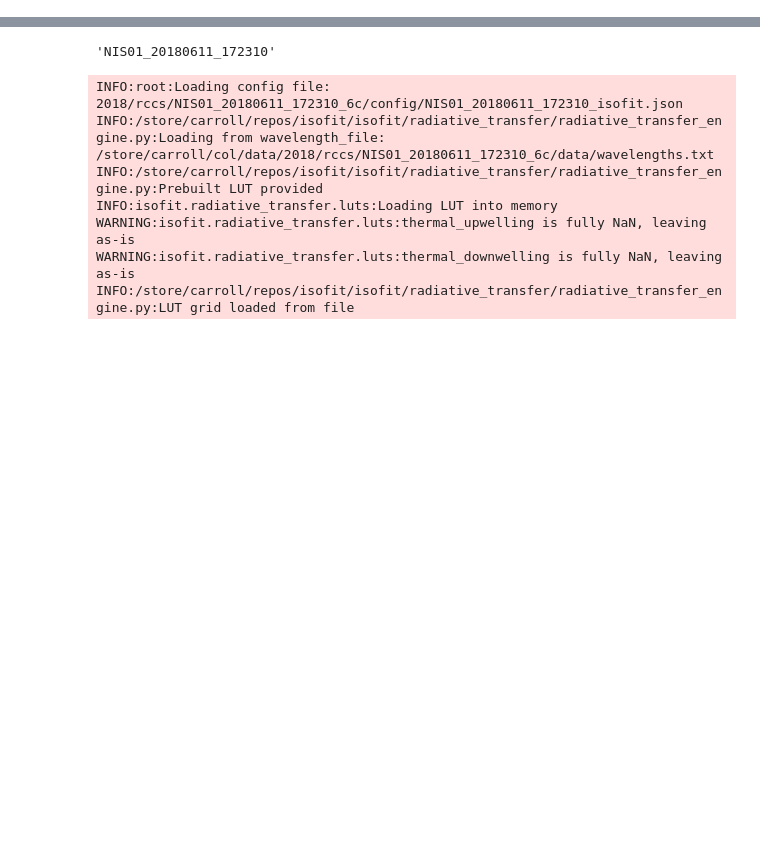
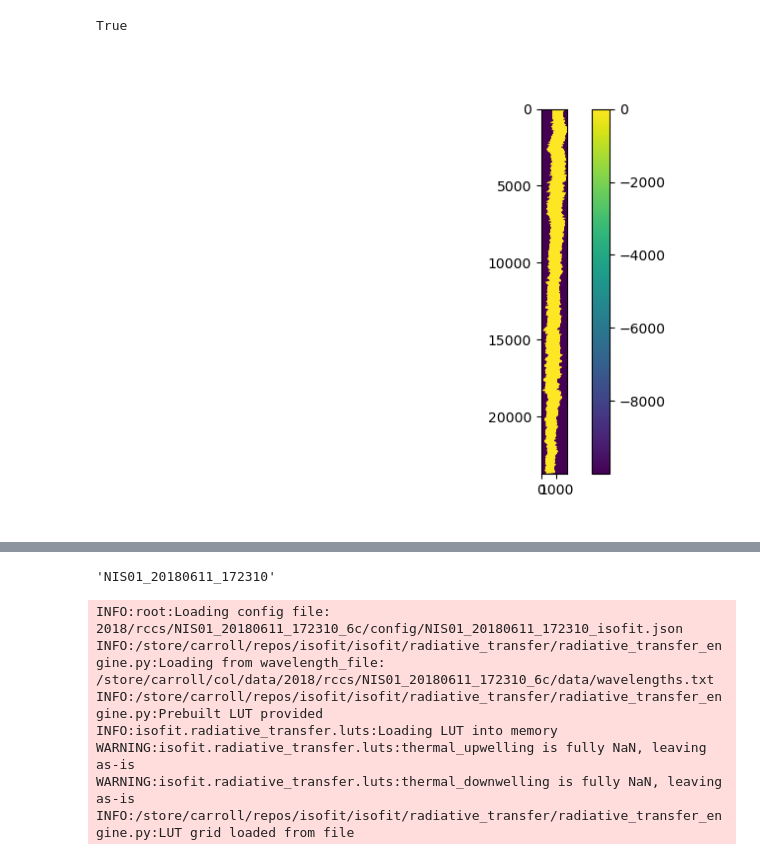
Before and after one commit to erin-carroll/chess-isofit, a Jupyter notebook: geometry_test_tmp.ipynb, the cells around one changed output, grey strips where cells are left out. Cells and saved outputs as stored; diff of their text form; code cells hidden in the pictures; blank space fills up the shorter version.

Commit message:
debug obs, loc smoothing

```diff
--- a/geometry_test_tmp.ipynb
+++ b/geometry_test_tmp.ipynb
@@ -29,3 +29,31 @@ logging.getLogger().setLevel(logging.INFO)
 %matplotlib widget
 
 os.chdir('/store/carroll/col/data/')
+# %%
+nodata_value = -9999
+
+obs_file = '/store/carroll/col/data/2018/raw/L1/2018061914/NIS01_20180619_162542_obs_smooth.hdr'
+obs_dataset = envi.open(obs_file)
+obs = obs_dataset.open_memmap(interleave="bip", writable=False)
+valid_obs = np.logical_not(np.any(obs==nodata_value, axis=2))
+
+loc_file = '/store/carroll/col/data/2018/raw/L1/2018061914/NIS01_20180619_162542_loc_smooth.hdr'
+loc_dataset = envi.open(loc_file)
+loc = loc_dataset.open_memmap(interleave="bip", writable=False)
+valid_loc = np.logical_not(np.any(loc==nodata_value, axis=2))
+
+rdn_file = '/store/carroll/col/data/2018/raw/L1/2018061914/NIS01_20180619_162542_rdn_ort.hdr'
+rdn_dataset = envi.open(rdn_file)
+rdn = rdn_dataset.open_memmap(interleave="bip", writable=False)
+valid_rdn = np.logical_not(np.any(rdn==nodata_value, axis=2))
+# %%
+np.array_equal(valid_obs, valid_loc) and np.array_equal(valid_loc, valid_rdn)
+# %% [output]
+True
+# %%
+fig = plt.figure()
+plt.imshow(obs[...,8])
+plt.colorbar()
+plt.show()
+# %% [output]
+[figure, added]
```
Also changed, not shown: parts of 2 cells of this notebook, 45 other files.
